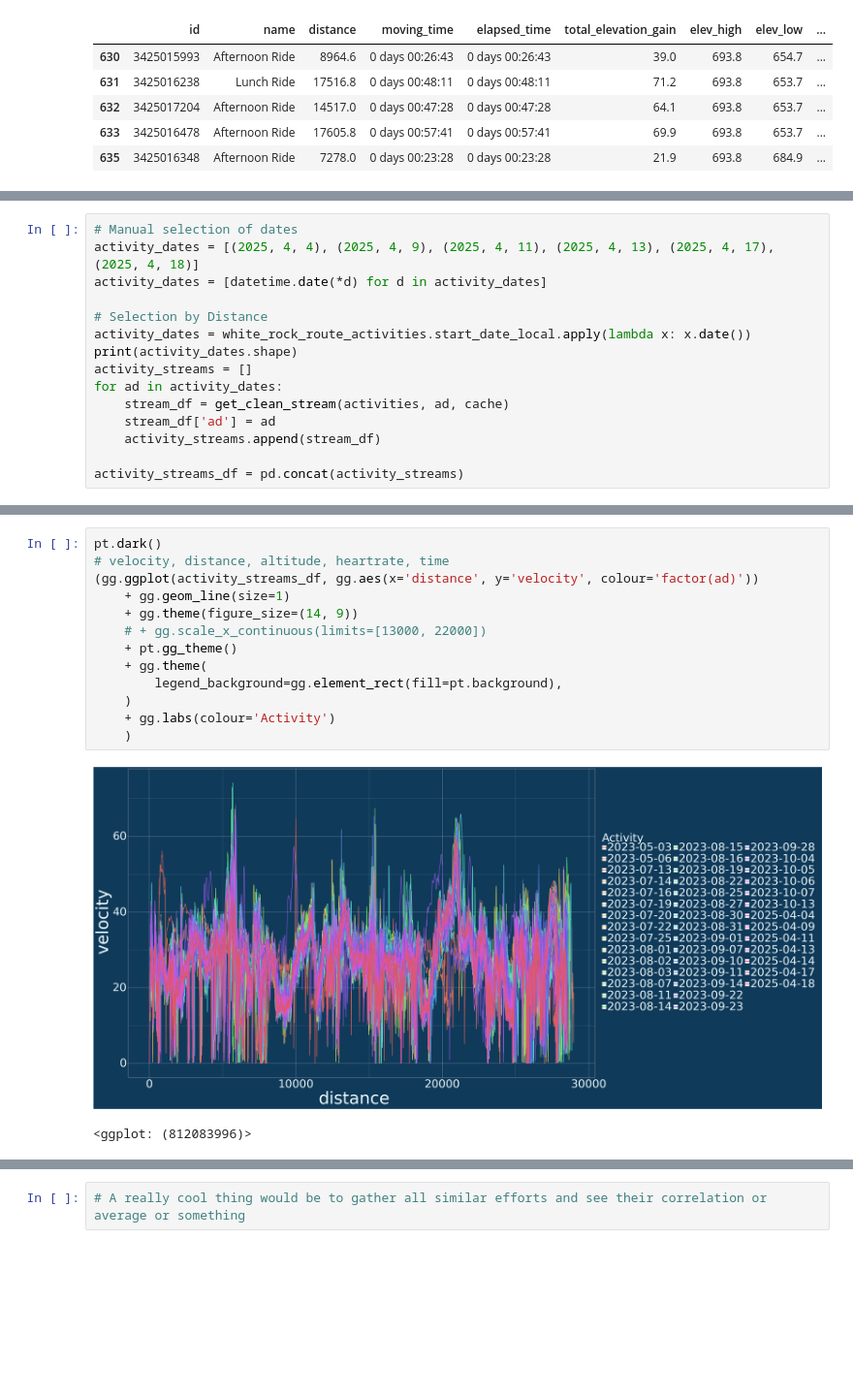
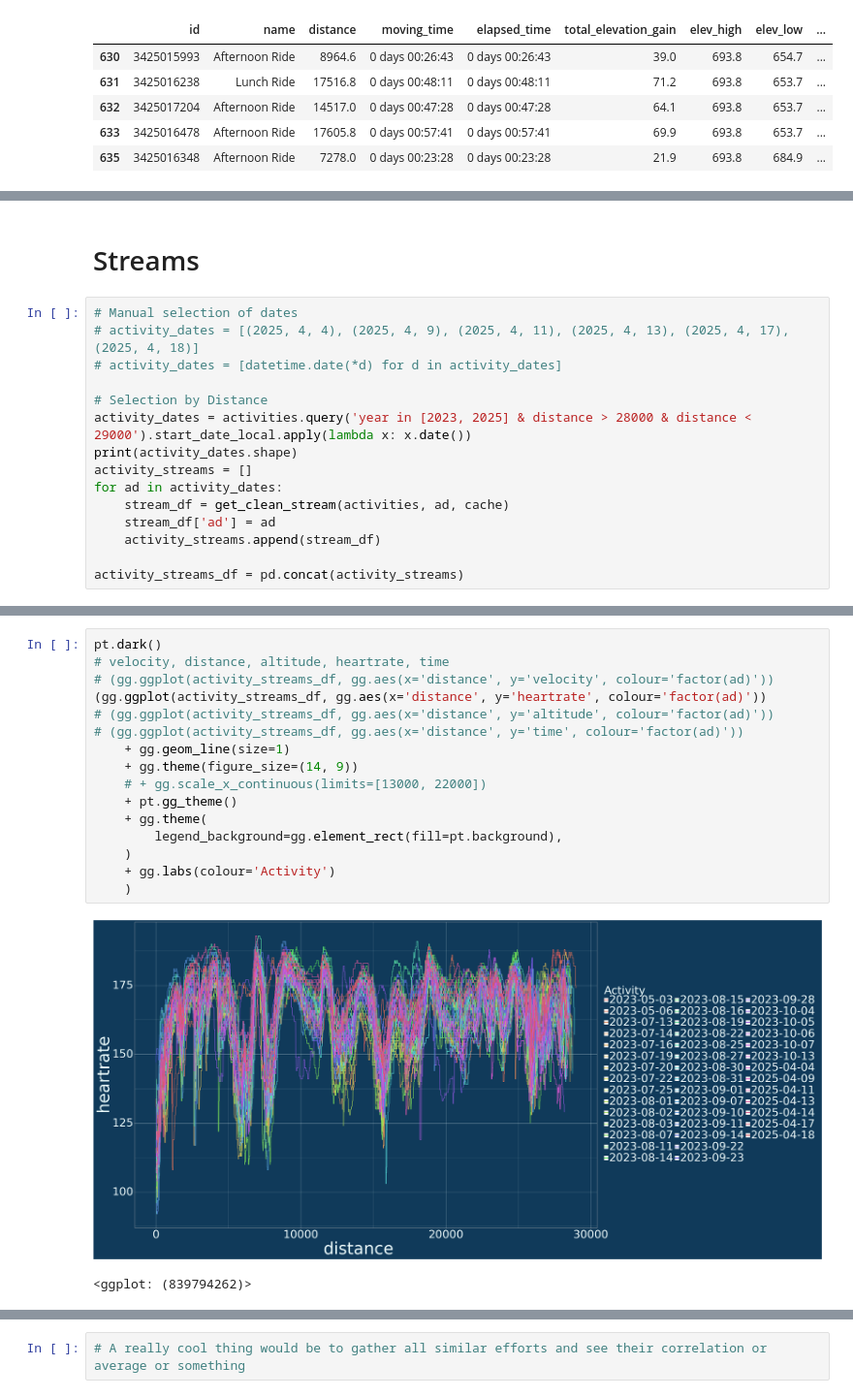
Before and after one commit to NWNHT/StravaPlotting, a Jupyter notebook: src/activity_view.ipynb, the cells around one changed output, grey strips where cells are left out. Shown at 97% size. Cells and saved outputs as stored; diff of their text form; blank space fills up the shorter version.

```diff
--- a/src/activity_view.ipynb
+++ b/src/activity_view.ipynb
@@ -81,10 +72,12 @@ white_rock_route_activities
+# %% [markdown]
+# Streams
 # %%
 # Manual selection of dates
-activity_dates = [(2025, 4, 4), (2025, 4, 9), (2025, 4, 11), (2025, 4, 13), (2025, 4, 17), (2025, 4, 18)]
-activity_dates = [datetime.date(*d) for d in activity_dates]
+# activity_dates = [(2025, 4, 4), (2025, 4, 9), (2025, 4, 11), (2025, 4, 13), (2025, 4, 17), (2025, 4, 18)]
+# activity_dates = [datetime.date(*d) for d in activity_dates]
 
 # Selection by Distance
-activity_dates = white_rock_route_activities.start_date_local.apply(lambda x: x.date())
+activity_dates = activities.query('year in [2023, 2025] & distance > 28000 & distance < 29000').start_date_local.apply(lambda x: x.date())
 print(activity_dates.shape)
 activity_streams = []
 for ad in activity_dates:
@@ -114,16 +107,19 @@ Found activity 9006542981 in cache.
 # %%
 pt.dark()
 # velocity, distance, altitude, heartrate, time
-(gg.ggplot(activity_streams_df, gg.aes(x='distance', y='velocity', colour='factor(ad)'))
+# (gg.ggplot(activity_streams_df, gg.aes(x='distance', y='velocity', colour='factor(ad)'))
+(gg.ggplot(activity_streams_df, gg.aes(x='distance', y='heartrate', colour='factor(ad)'))
+# (gg.ggplot(activity_streams_df, gg.aes(x='distance', y='altitude', colour='factor(ad)'))
+# (gg.ggplot(activity_streams_df, gg.aes(x='distance', y='time', colour='factor(ad)'))
     + gg.geom_line(size=1)
     + gg.theme(figure_size=(14, 9))
     # + gg.scale_x_continuous(limits=[13000, 22000])
     + pt.gg_theme()
     + gg.theme(
         legend_background=gg.element_rect(fill=pt.background),
     )
     + gg.labs(colour='Activity')
     )
 # %% [output]
-[figure, old version]
+[figure, new version]
-<ggplot: (812083996)>
+<ggplot: (839794262)>
```
Also changed, not shown: parts of 6 cells of this notebook.
